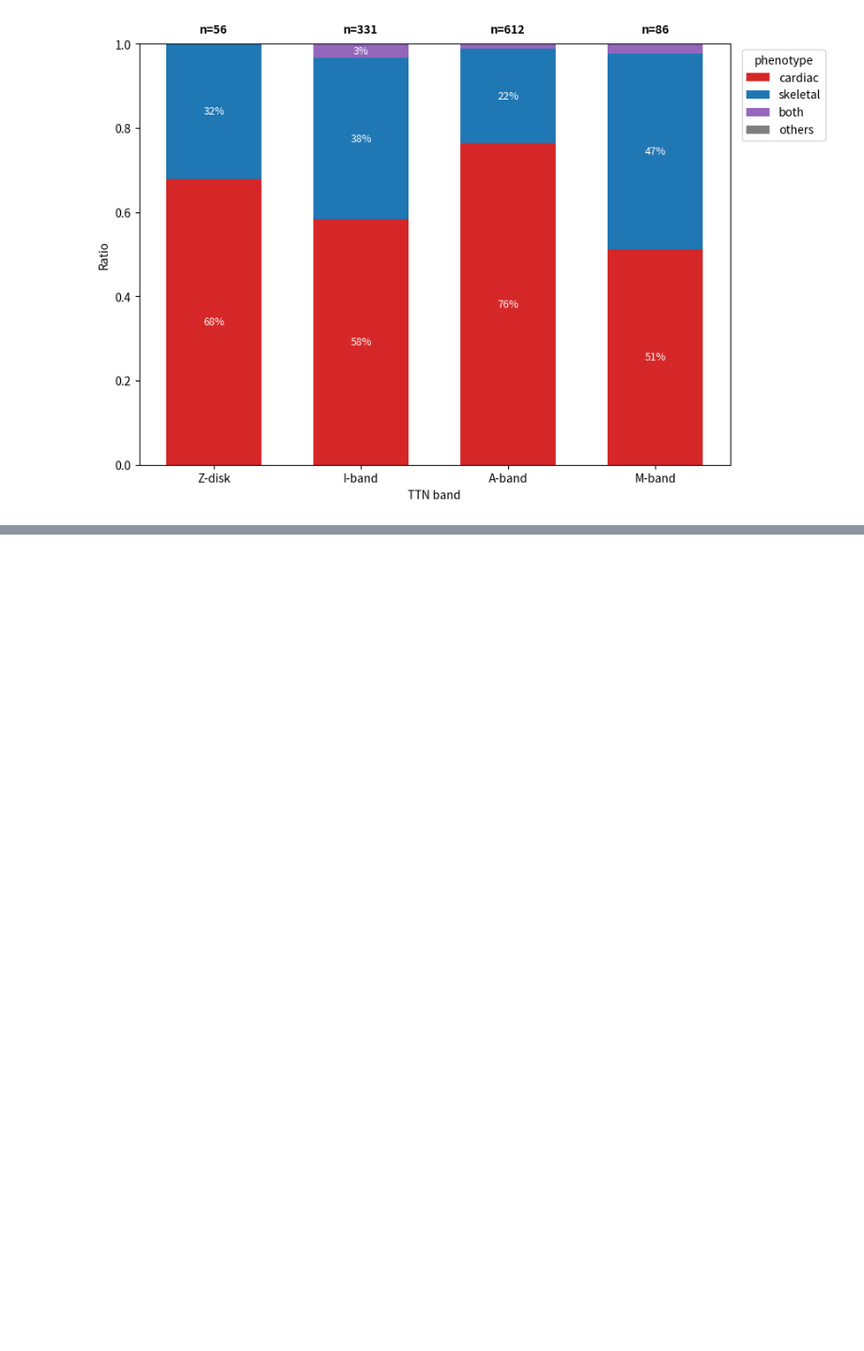
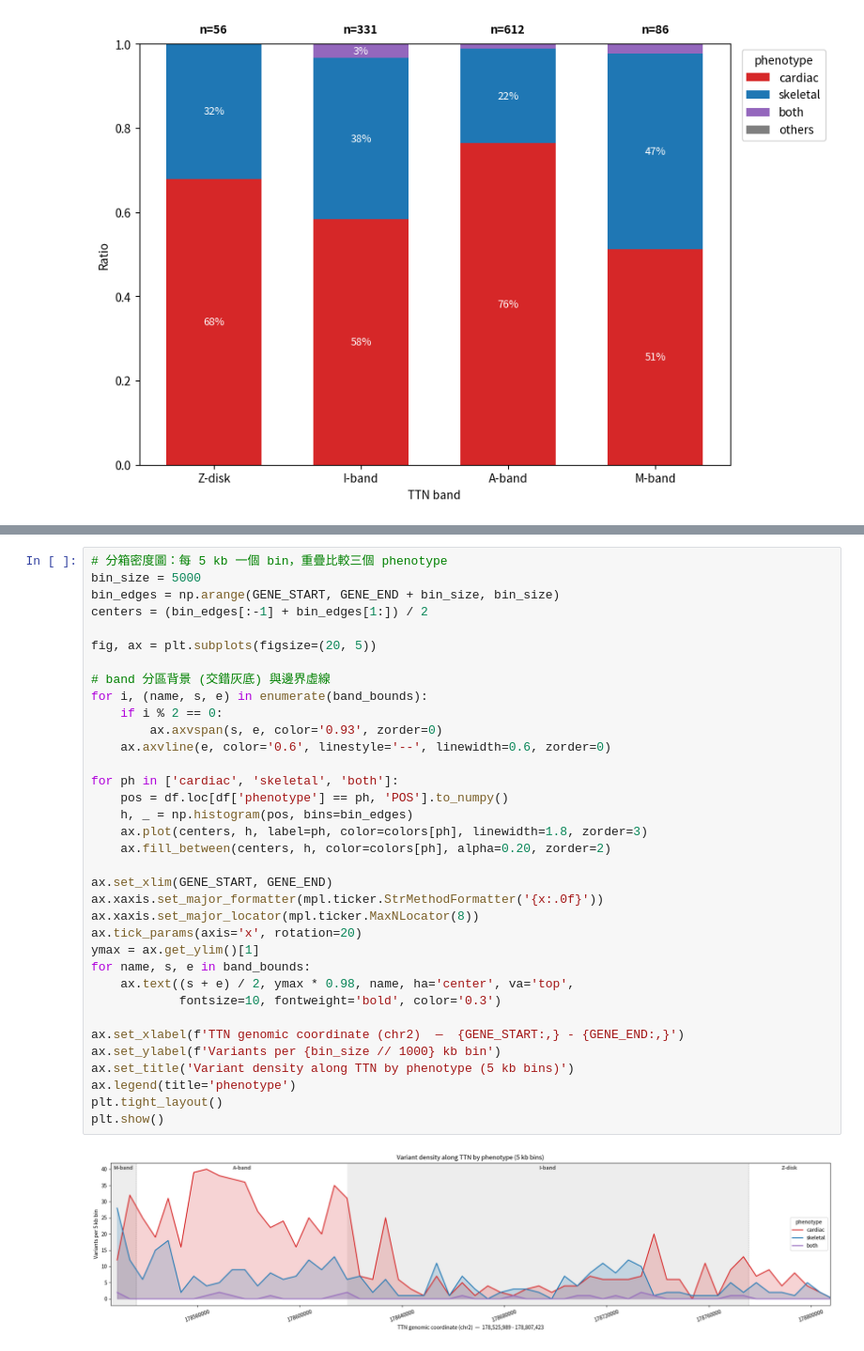
Before and after one commit to nain9172/ttn-agent, a Jupyter notebook: ttn_band_disease_distribution.ipynb, the cells around one changed output, grey strips where cells are left out. Shown at 94% size. Cells and saved outputs as stored; diff of their text form; blank space fills up the shorter version.

```diff
--- a/ttn_band_disease_distribution.ipynb
+++ b/ttn_band_disease_distribution.ipynb
@@ -191,0 +226,37 @@ plt.show()
+# %%
+# 分箱密度圖：每 5 kb 一個 bin，重疊比較三個 phenotype
+bin_size = 5000
+bin_edges = np.arange(GENE_START, GENE_END + bin_size, bin_size)
+centers = (bin_edges[:-1] + bin_edges[1:]) / 2
+
+fig, ax = plt.subplots(figsize=(20, 5))
+
+# band 分區背景 (交錯灰底) 與邊界虛線
+for i, (name, s, e) in enumerate(band_bounds):
+    if i % 2 == 0:
+        ax.axvspan(s, e, color='0.93', zorder=0)
+    ax.axvline(e, color='0.6', linestyle='--', linewidth=0.6, zorder=0)
+
+for ph in ['cardiac', 'skeletal', 'both']:
+    pos = df.loc[df['phenotype'] == ph, 'POS'].to_numpy()
+    h, _ = np.histogram(pos, bins=bin_edges)
+    ax.plot(centers, h, label=ph, color=colors[ph], linewidth=1.8, zorder=3)
+    ax.fill_between(centers, h, color=colors[ph], alpha=0.20, zorder=2)
+
+ax.set_xlim(GENE_START, GENE_END)
+ax.xaxis.set_major_formatter(mpl.ticker.StrMethodFormatter('{x:.0f}'))
+ax.xaxis.set_major_locator(mpl.ticker.MaxNLocator(8))
+ax.tick_params(axis='x', rotation=20)
+ymax = ax.get_ylim()[1]
+for name, s, e in band_bounds:
+    ax.text((s + e) / 2, ymax * 0.98, name, ha='center', va='top',
+            fontsize=10, fontweight='bold', color='0.3')
+
+ax.set_xlabel(f'TTN genomic coordinate (chr2)  —  {GENE_START:,} - {GENE_END:,}')
+ax.set_ylabel(f'Variants per {bin_size // 1000} kb bin')
+ax.set_title('Variant density along TTN by phenotype (5 kb bins)')
+ax.legend(title='phenotype')
+plt.tight_layout()
+plt.show()
+# %% [output]
+[figure, added]
```
Also changed, not shown: parts of 12 cells of this notebook.
